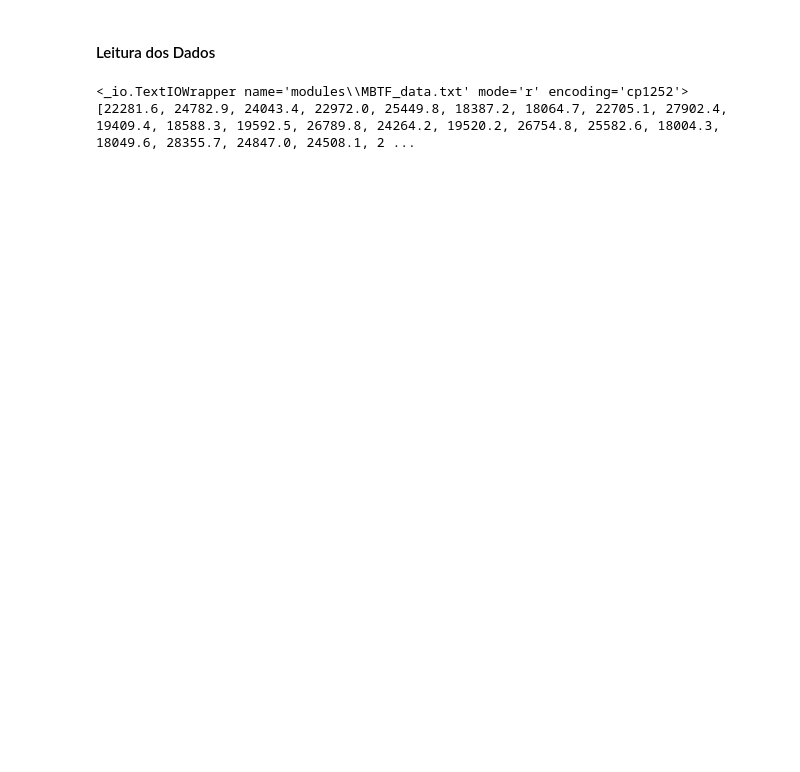
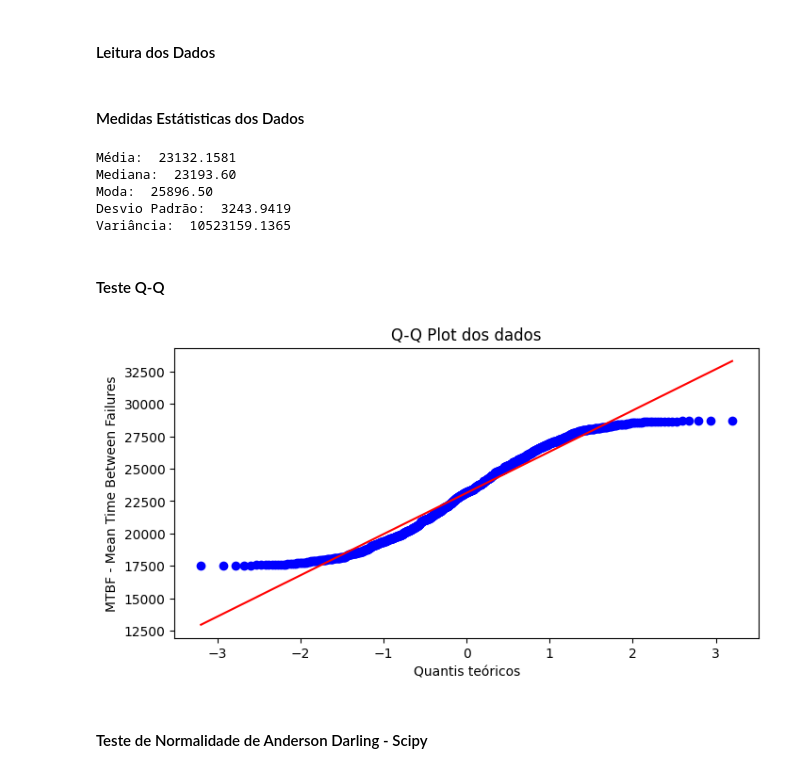
Before and after one commit to Danilo-Lapa11/MBTF_Statistical_Inference, a Jupyter notebook: notebook.ipynb, the cells around one changed output. Saved outputs shown, nothing was run; the diff lists cells and outputs as text; code cells hidden in the pictures; blank space fills up the shorter version.

Commit message:
Adicionando os códigos e plots dos gráficos dos teste de normalidade

```diff
--- a/notebook.ipynb
+++ b/notebook.ipynb
@@ -14,8 +22,42 @@ data_set = open(data_file, 'r')
 data = []
 for linha in data_set:
    data.append(float(linha.replace(',', '.')))
-
-print(data)
-# %% [output]
-<_io.TextIOWrapper name='modules\\MBTF_data.txt' mode='r' encoding='cp1252'>
-[22281.6, 24782.9, 24043.4, 22972.0, 25449.8, 18387.2, 18064.7, 22705.1, 27902.4, 19409.4, 18588.3, 19592.5, 26789.8, 24264.2, 19520.2, 26754.8, 25582.6, 18004.3, 18049.6, 28355.7, 24847.0, 24508.1, 2 ...
+# %% [markdown]
+#### Medidas Estátisticas dos Dados
+# %%
+import statistics
+media = statistics.mean(data)
+mediana = statistics.median(data)
+moda = statistics.mode(data)
+desvioPadrao = statistics.stdev(data)
+variancia = statistics.variance(data)
+
+print(f"Média:  {media:.4f}")
+print(f"Mediana:  {mediana:.2f}")
+print(f"Moda:  {moda:.2f}")
+print(f"Desvio Padrão:  {desvioPadrao:.4f}")
+print(f"Variância:  {variancia:.4f}")
+# %% [output]
+Média:  23132.1581
+Mediana:  23193.60
+Moda:  25896.50
+Desvio Padrão:  3243.9419
+Variância:  10523159.1365
+# %% [markdown]
+#### Teste Q-Q
+# %%
+from scipy.stats import probplot
+
+fig, ax = plt.subplots(figsize=(8, 4))
+probplot(data, plot=ax)
+
+# Definir título e rótulos dos eixos
+ax.set_title("Q-Q Plot dos dados")
+ax.set_xlabel("Quantis teóricos")
+ax.set_ylabel("MTBF - Mean Time Between Failures")
+
+plt.show()
+# %% [output]
+[figure, added]
+# %% [markdown]
+#### Teste de Normalidade de Anderson Darling - Scipy
```
Also changed, not shown: parts of 7 cells of this notebook.
